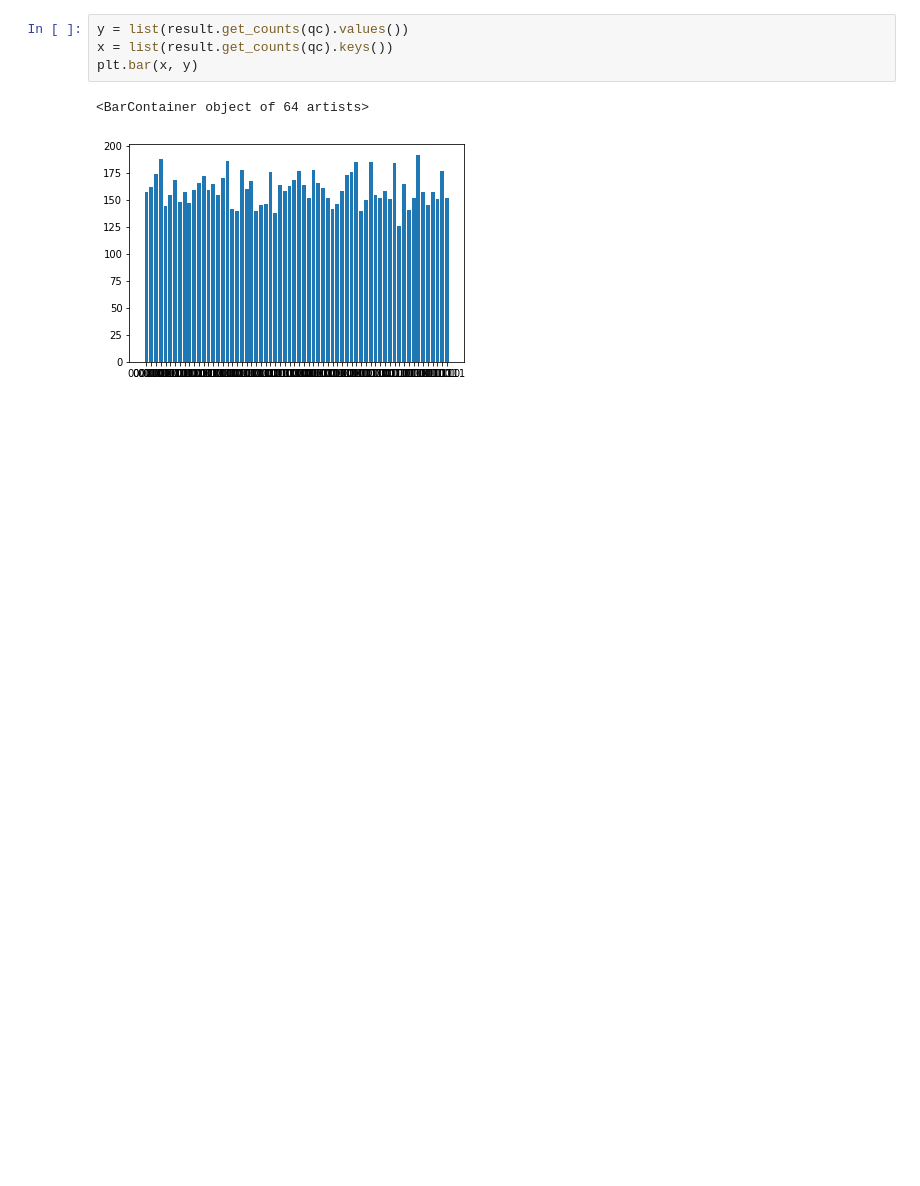
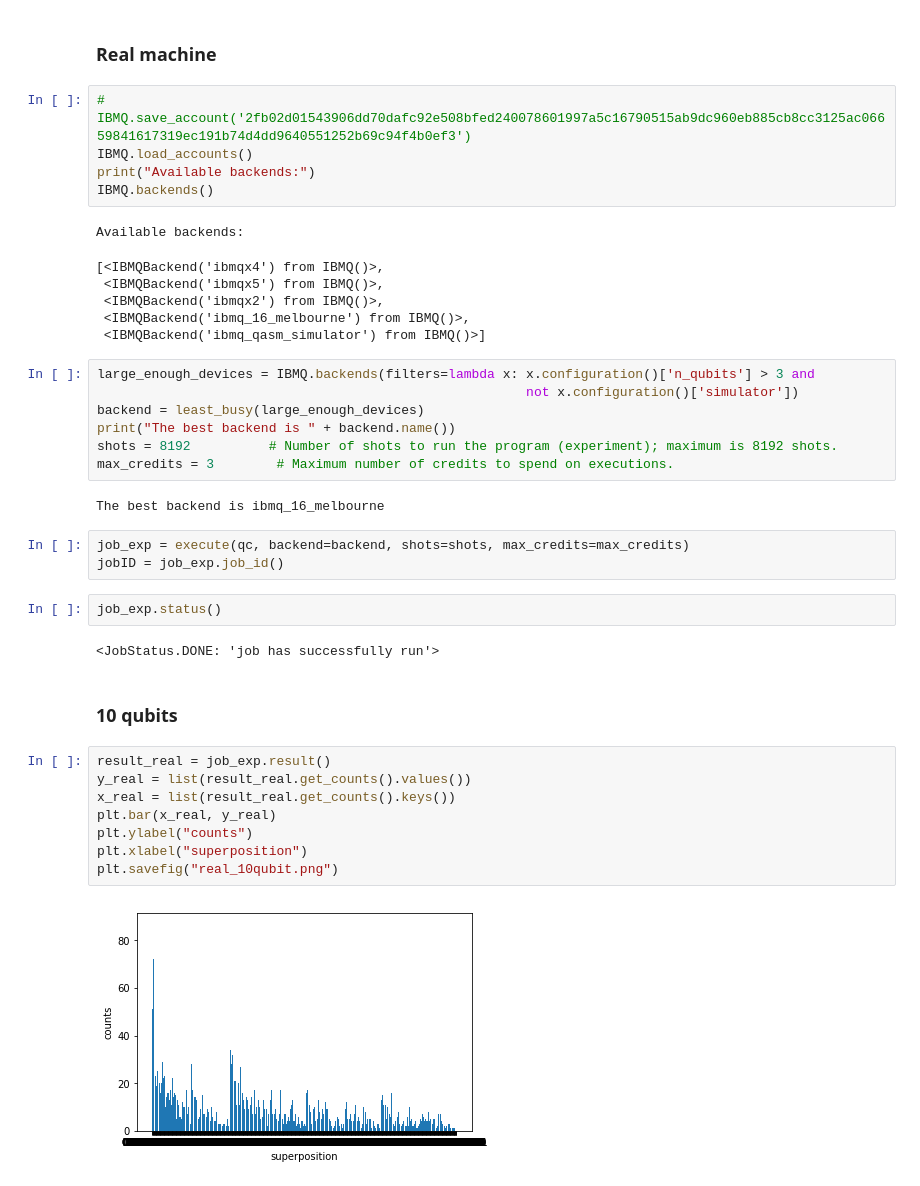
Before and after one commit to QML-UOS/quantum-fourier-transform-demo-a-new-team, a Jupyter notebook: quantum-fourrier-transform-quantum-dudes.ipynb, the cells around one changed output. Saved outputs shown, nothing was run; the diff lists cells and outputs as text; blank space fills up the shorter version.

```diff
--- a/quantum-fourrier-transform-quantum-dudes.ipynb
+++ b/quantum-fourrier-transform-quantum-dudes.ipynb
@@ -81,7 +106,42 @@ plt.bar(x, y)
-# %%
-y = list(result.get_counts(qc).values())
-x = list(result.get_counts(qc).keys())
-plt.bar(x, y)
-# %% [output]
-<BarContainer object of 64 artists>
-[figure, removed]
+# %% [markdown]
+### Real machine
+# %%
+# IBMQ.save_account('2fb02d01543906dd70dafc92e508bfed240078601997a5c16790515ab9dc960eb885cb8cc3125ac06659841617319ec191b74d4dd9640551252b69c94f4b0ef3')
+IBMQ.load_accounts()
+print("Available backends:")
+IBMQ.backends()
+# %% [output]
+Available backends:
+[<IBMQBackend('ibmqx4') from IBMQ()>,
+ <IBMQBackend('ibmqx5') from IBMQ()>,
+ <IBMQBackend('ibmqx2') from IBMQ()>,
+ <IBMQBackend('ibmq_16_melbourne') from IBMQ()>,
+ <IBMQBackend('ibmq_qasm_simulator') from IBMQ()>]
+# %%
+large_enough_devices = IBMQ.backends(filters=lambda x: x.configuration()['n_qubits'] > 3 and
+                                                       not x.configuration()['simulator'])
+backend = least_busy(large_enough_devices)
+print("The best backend is " + backend.name())
+shots = 8192          # Number of shots to run the program (experiment); maximum is 8192 shots.
+max_credits = 3        # Maximum number of credits to spend on executions.
+# %% [output]
+The best backend is ibmq_16_melbourne
+# %%
+job_exp = execute(qc, backend=backend, shots=shots, max_credits=max_credits)
+jobID = job_exp.job_id()
+# %%
+job_exp.status()
+# %% [output]
+<JobStatus.DONE: 'job has successfully run'>
+# %% [markdown]
+### 10 qubits
+# %%
+result_real = job_exp.result()
+y_real = list(result_real.get_counts().values())
+x_real = list(result_real.get_counts().keys())
+plt.bar(x_real, y_real)
+plt.ylabel("counts")
+plt.xlabel("superposition")
+plt.savefig("real_10qubit.png")
+# %% [output]
+[figure, added]
```
Also changed, not shown: parts of 16 cells of this notebook.
